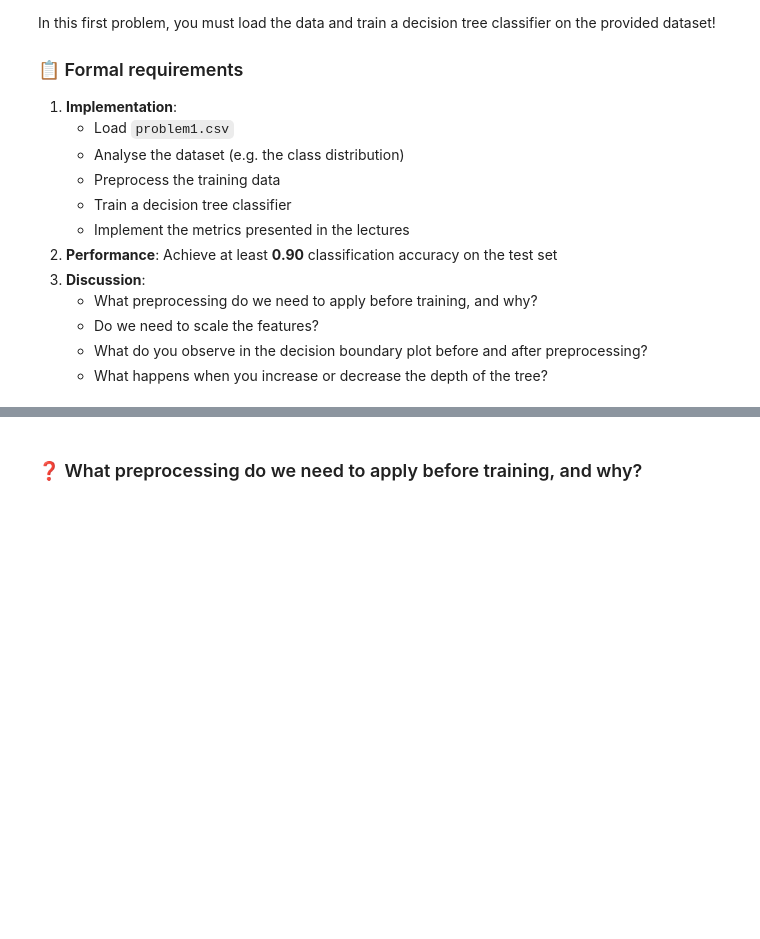
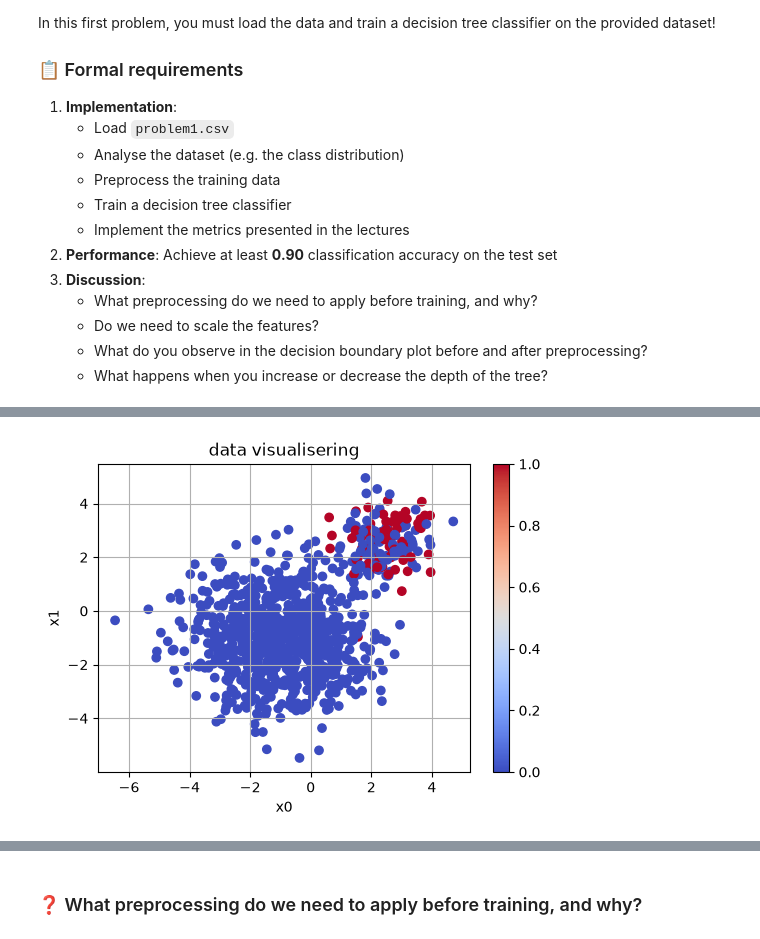
Before and after one commit to ffredz/Intro-ML-prosjekt-2, a Jupyter notebook: Problem2.ipynb, the cells around one changed output, grey strips where cells are left out. Cells and saved outputs as stored; diff of their text form; code cells hidden in the pictures; blank space fills up the shorter version.

```diff
--- a/Problem2.ipynb
+++ b/Problem2.ipynb
@@ -51,7 +55,28 @@ import matplotlib.pyplot as plt
 # %%
 # ====================================
 # YOUR CODE GOES HERE: load the data from the problem1.csv file
 # ====================================
+data = pd.read_csv('problem1.csv')
+train = data[data['split']=='train']
+test = data[data['split']=='test']
+'''
+for x in train.index:
+    if train.loc[x,'x1']<0:
+        train.drop(x,inplace = True)
+for x in train.index:
+    if train.loc[x,'x0']<0:
+        train.drop(x,inplace = True)
+'''
+plt.figure(figsize=(6,4))
+plt.scatter(train['x0'],train['x1'],c=train['y'],cmap='coolwarm')
+plt.grid(True)
+plt.xlabel('x0')
+plt.ylabel('x1')
+plt.title('data visualisering')
+plt.colorbar()
+plt.show()
+# %% [output]
+[figure, added]
 # %%
 # ====================================
 # YOUR CODE GOES HERE: let's analyse the dataset
```
Also changed, not shown: parts of 4 cells of this notebook.
